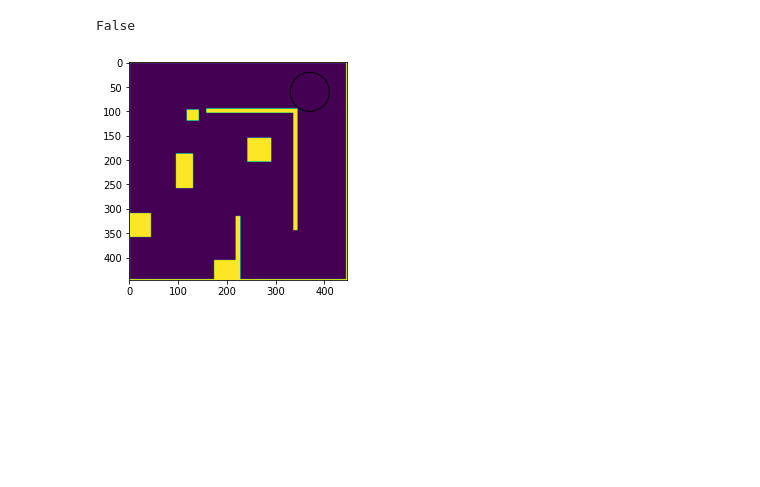
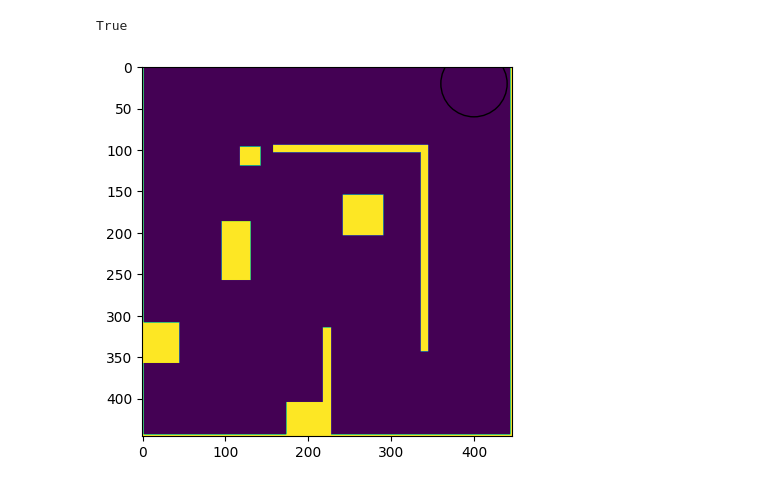
Before and after one commit to roma160/Safe-Reinforcement-Learning-for-Black-Box-Systems-Using-Reachability-Analysis, a Jupyter notebook: our_project/main.ipynb, the cells around one changed output. Cells and saved outputs as stored; diff of their text form; code cells hidden in the pictures; blank space fills up the shorter version.

```diff
--- a/our_project/main.ipynb
+++ b/our_project/main.ipynb
@@ -41,10 +41,10 @@ True
 # %%
-x, y = 30, 185
+x, y = 200, 10
 r = 20
 
 plt.imshow(A)
-plt.gca().add_patch(plt.Circle((y/size_of_pixel, x/size_of_pixel), r/size_of_pixel, fill=False))
+plt.gca().add_patch(plt.Circle((x/size_of_pixel, y/size_of_pixel), r/size_of_pixel, fill=False))
 check_collisions(x, y, r)
 # %% [output]
-False
+True
-[figure, old version]
+[figure, new version]
```
Also changed, not shown: parts of 2 cells of this notebook, 3 other files.
